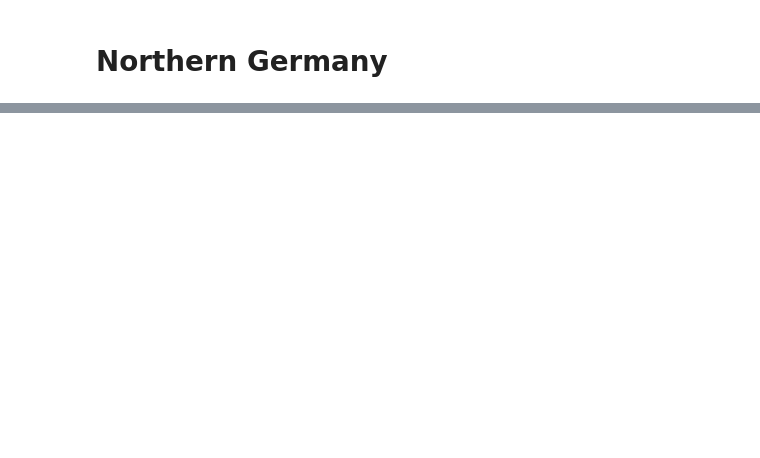
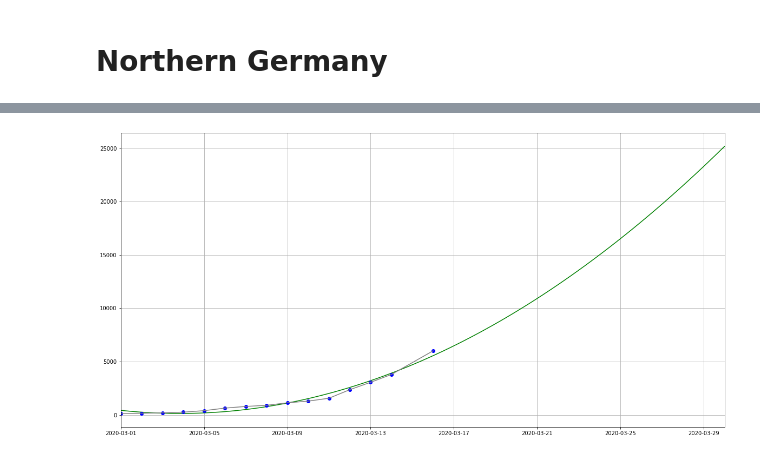
Before and after one commit to whitebearded/covid19-timeseries-germany-by-state, a Jupyter notebook: corona_by_german_state.ipynb, the cells around one changed output, grey strips where cells are left out. Saved outputs shown, nothing was run; the diff lists cells and outputs as text; code cells hidden in the pictures; blank space fills up the shorter version.

```diff
--- a/corona_by_german_state.ipynb
+++ b/corona_by_german_state.ipynb
@@ -178,0 +202,29 @@ plot.get_figure().savefig("images/area_chart_dailydiffs_germany_by_state.png")
+# %%
+import matplotlib.dates as mdates
+
+dates = list(confirmed.index)
+x = mdates.date2num(dates)
+y = list(map(int, (confirmed.sum(axis=1))))
+# %%
+import numpy as np
+import matplotlib.pyplot as plt
+
+predict_days = 14
+
+z4 = np.polyfit(x, y, 4)
+p4 = np.poly1d(z4)
+
+fig, cx = plt.subplots(figsize=(20,10))
+
+xx = np.linspace(x.min(), x.max() + predict_days, 100)
+
+cx.plot(mdates.num2date(xx), p4(xx), '-g')
+cx.plot(dates, y, 'o', color='b', label='blub')
+cx.plot(dates, y, color='gray')
+
+cx.set_xlim(x[0], x[len(x)-1]+predict_days)
+cx.grid()
+
+plt.show()
+# %% [output]
+[figure, added]
```
Also changed, not shown: parts of 13 cells of this notebook, 3 other files.
